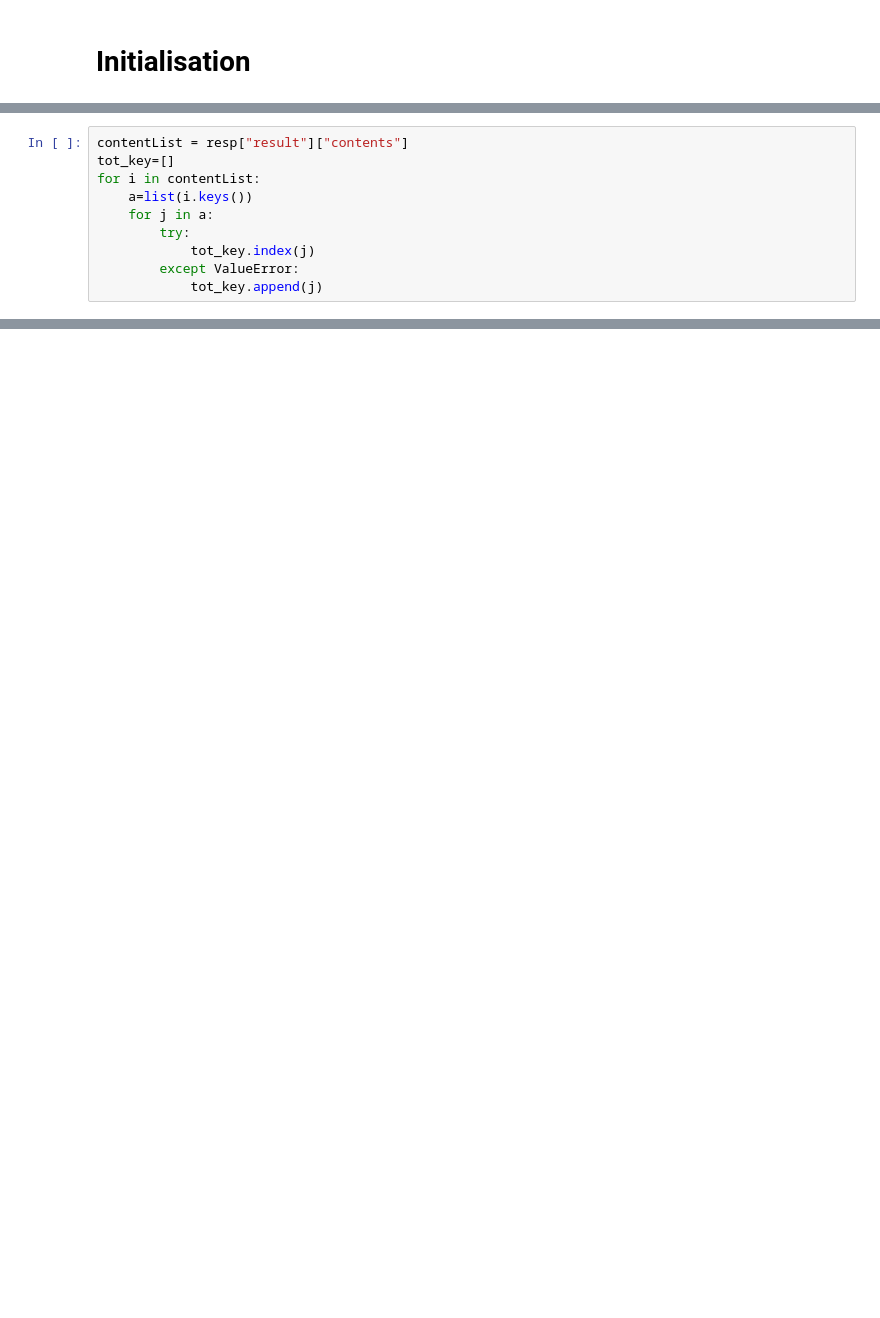
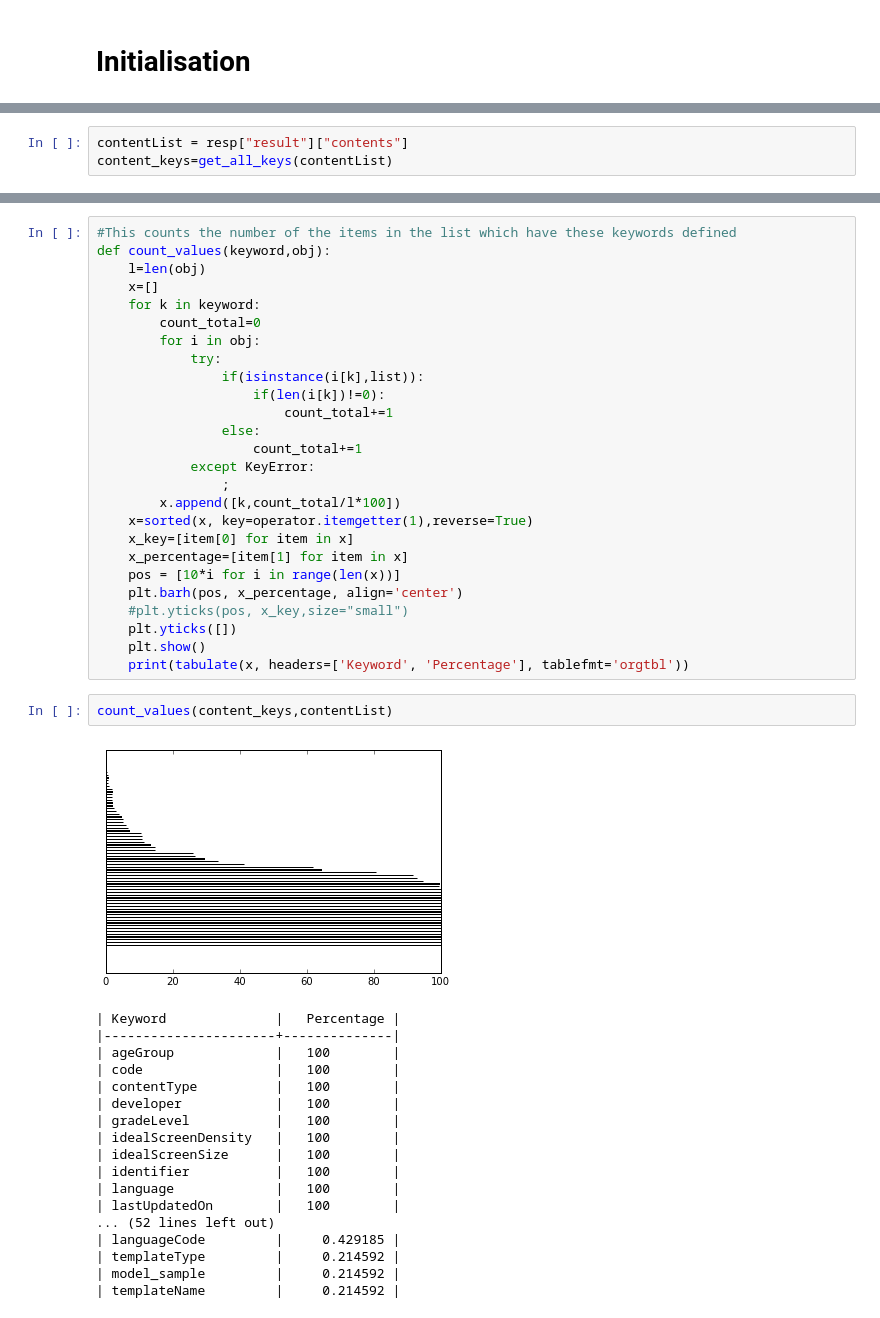
Before and after one commit to project-sunbird/sunbird-analytics, a Jupyter notebook: platform-scripts/object2Vec/content2vec/Content Data Report.ipynb, the cells around one changed output, grey strips where cells are left out. Saved outputs shown, nothing was run; the diff lists cells and outputs as text; blank space fills up the shorter version.

Commit message:
updated content report

```diff
--- a/platform-scripts/object2Vec/content2vec/Content Data Report.ipynb
+++ b/platform-scripts/object2Vec/content2vec/Content Data Report.ipynb
@@ -54,10 +2,0 @@ dict_keys(['msgid', 'status', 'resmsgid', 'errmsg', 'err'])
-# %%
-contentList = resp["result"]["contents"]
-tot_key=[]
-for i in contentList:
-    a=list(i.keys())
-    for j in a:
-        try:
-            tot_key.index(j)
-        except ValueError:
-            tot_key.append(j)
@@ -249,0 +134,3 @@ cost
+# %%
+contentList = resp["result"]["contents"]
+content_keys=get_all_keys(contentList)
@@ -249,0 +139,47 @@ cost
+# %%
+#This counts the number of the items in the list which have these keywords defined
+def count_values(keyword,obj):
+    l=len(obj)
+    x=[]
+    for k in keyword:
+        count_total=0
+        for i in obj:
+            try:
+                if(isinstance(i[k],list)):
+                    if(len(i[k])!=0):
+                        count_total+=1
+                else:
+                    count_total+=1
+            except KeyError:
+                ;
+        x.append([k,count_total/l*100])
+    x=sorted(x, key=operator.itemgetter(1),reverse=True)
+    x_key=[item[0] for item in x]
+    x_percentage=[item[1] for item in x]
+    pos = [10*i for i in range(len(x))]
+    plt.barh(pos, x_percentage, align='center')
+    #plt.yticks(pos, x_key,size="small")
+    plt.yticks([])
+    plt.show()
+    print(tabulate(x, headers=['Keyword', 'Percentage'], tablefmt='orgtbl'))
+# %%
+count_values(content_keys,contentList)
+# %% [output]
+[figure, added]
+| Keyword              |   Percentage |
+|----------------------+--------------|
+| ageGroup             |   100        |
+| code                 |   100        |
+| contentType          |   100        |
+| developer            |   100        |
+| gradeLevel           |   100        |
+| idealScreenDensity   |   100        |
+| idealScreenSize      |   100        |
+| identifier           |   100        |
+| language             |   100        |
+| lastUpdatedOn        |   100        |
+... (52 lines left out)
+| languageCode         |     0.429185 |
+| templateType         |     0.214592 |
+| model_sample         |     0.214592 |
+| templateName         |     0.214592 |
```
Also changed, not shown: parts of 46 cells of this notebook.
